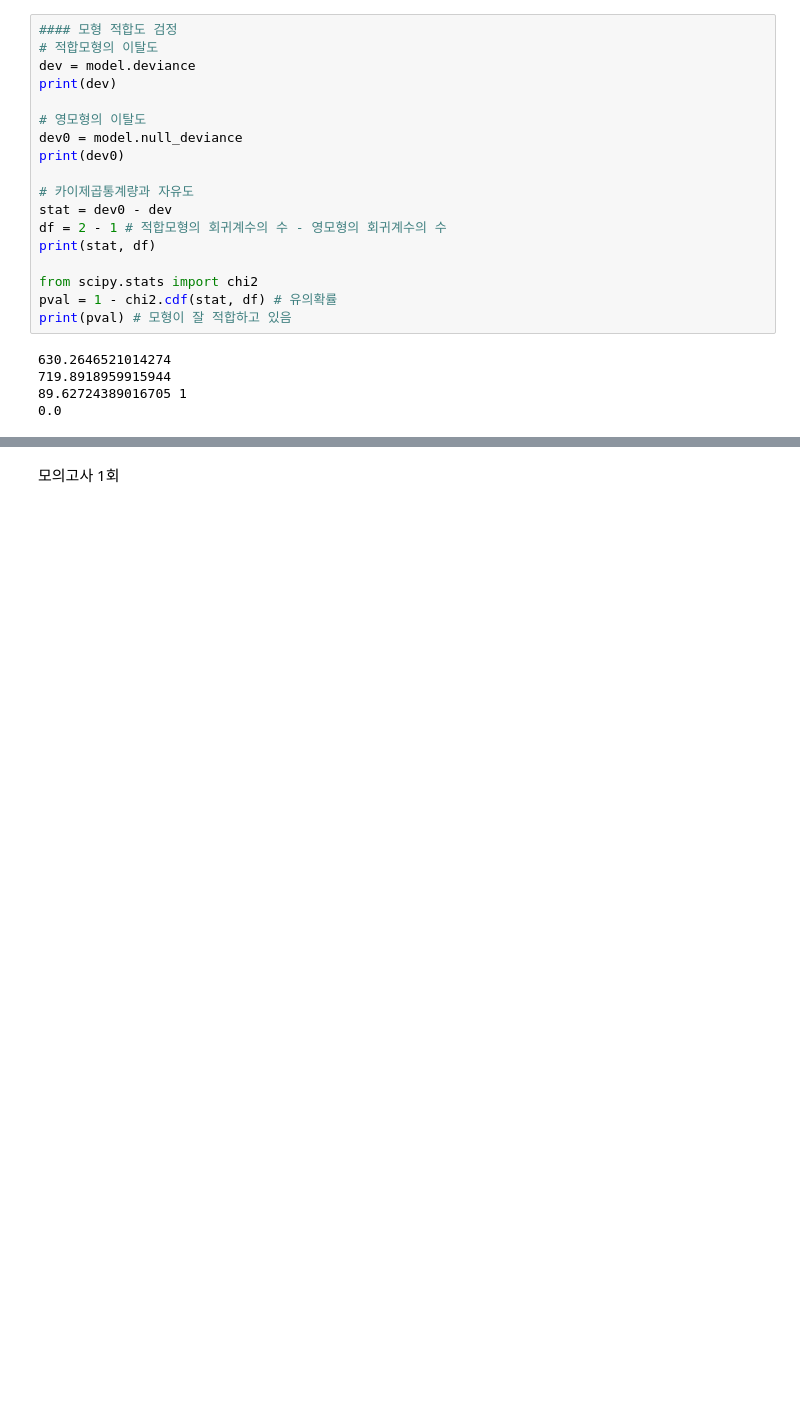
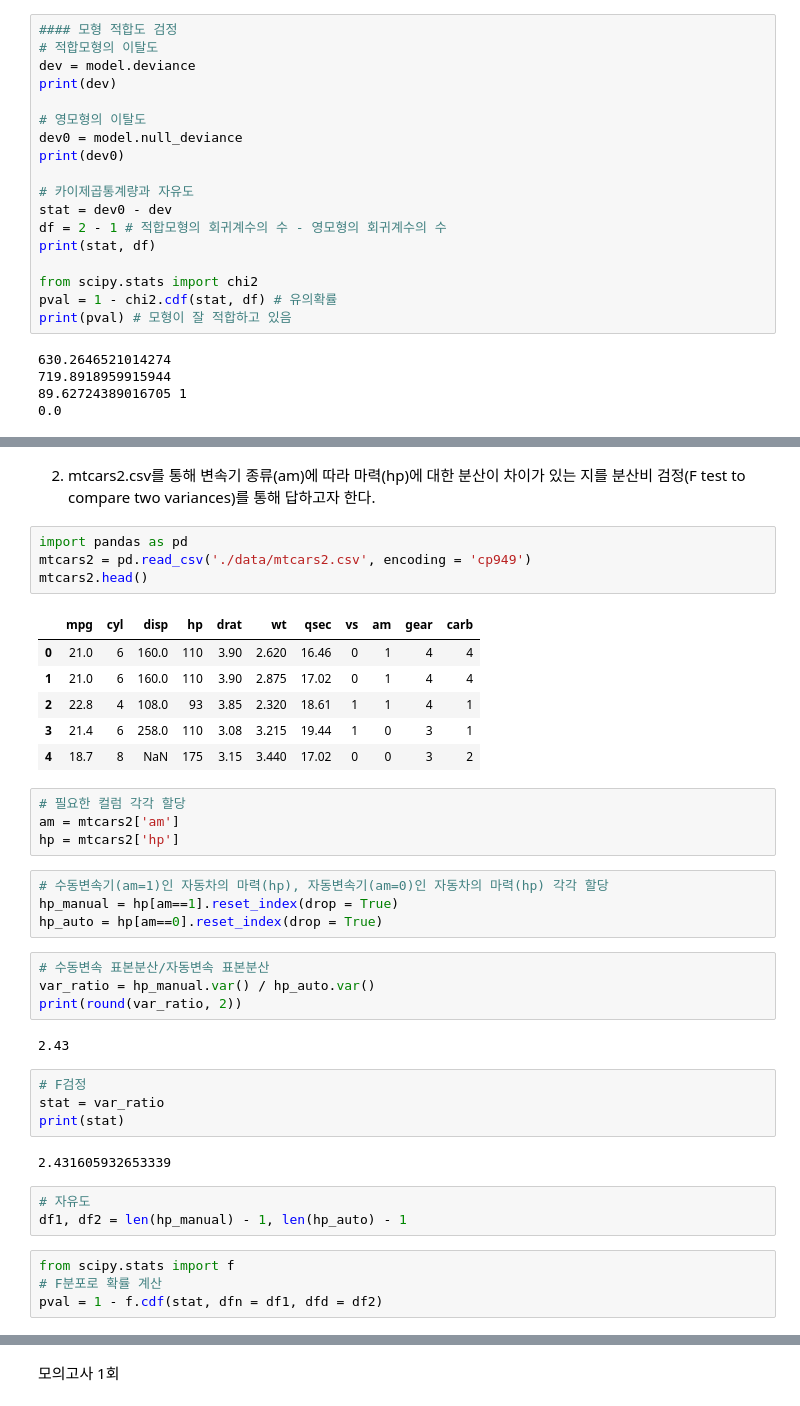
Before and after one commit to taek5000/BigDataAnalysis, a Jupyter notebook: practice.ipynb, the cells around one changed output, grey strips where cells are left out. Cells and saved outputs as stored; diff of their text form; blank space fills up the shorter version.

```diff
--- a/practice.ipynb
+++ b/practice.ipynb
@@ -694,0 +1062,40 @@ print(pval) # 모형이 잘 적합하고 있음
+# %% [markdown]
+02. mtcars2.csv를 통해 변속기 종류(am)에 따라 마력(hp)에 대한 분산이 차이가 있는 지를 분산비 검정(F test to compare two variances)를 통해 답하고자 한다.
+# %%
+import pandas as pd
+mtcars2 = pd.read_csv('./data/mtcars2.csv', encoding = 'cp949')
+mtcars2.head()
+# %% [output]
+|  | mpg | cyl | disp | hp | drat | wt | qsec | vs | am | gear | carb |
+| 0 | 21.0 | 6 | 160.0 | 110 | 3.90 | 2.620 | 16.46 | 0 | 1 | 4 | 4 |
+| 1 | 21.0 | 6 | 160.0 | 110 | 3.90 | 2.875 | 17.02 | 0 | 1 | 4 | 4 |
+| 2 | 22.8 | 4 | 108.0 | 93 | 3.85 | 2.320 | 18.61 | 1 | 1 | 4 | 1 |
+| 3 | 21.4 | 6 | 258.0 | 110 | 3.08 | 3.215 | 19.44 | 1 | 0 | 3 | 1 |
+| 4 | 18.7 | 8 | NaN | 175 | 3.15 | 3.440 | 17.02 | 0 | 0 | 3 | 2 |
+# %%
+# 필요한 컬럼 각각 할당
+am = mtcars2['am']
+hp = mtcars2['hp']
+# %%
+# 수동변속기(am=1)인 자동차의 마력(hp), 자동변속기(am=0)인 자동차의 마력(hp) 각각 할당
+hp_manual = hp[am==1].reset_index(drop = True)
+hp_auto = hp[am==0].reset_index(drop = True)
+# %%
+# 수동변속 표본분산/자동변속 표본분산
+var_ratio = hp_manual.var() / hp_auto.var()
+print(round(var_ratio, 2))
+# %% [output]
+2.43
+# %%
+# F검정
+stat = var_ratio
+print(stat)
+# %% [output]
+2.431605932653339
+# %%
+# 자유도
+df1, df2 = len(hp_manual) - 1, len(hp_auto) - 1
+# %%
+from scipy.stats import f
+# F분포로 확률 계산
+pval = 1 - f.cdf(stat, dfn = df1, dfd = df2)
```
Also changed, not shown: parts of 169 cells of this notebook, 14 other files.
